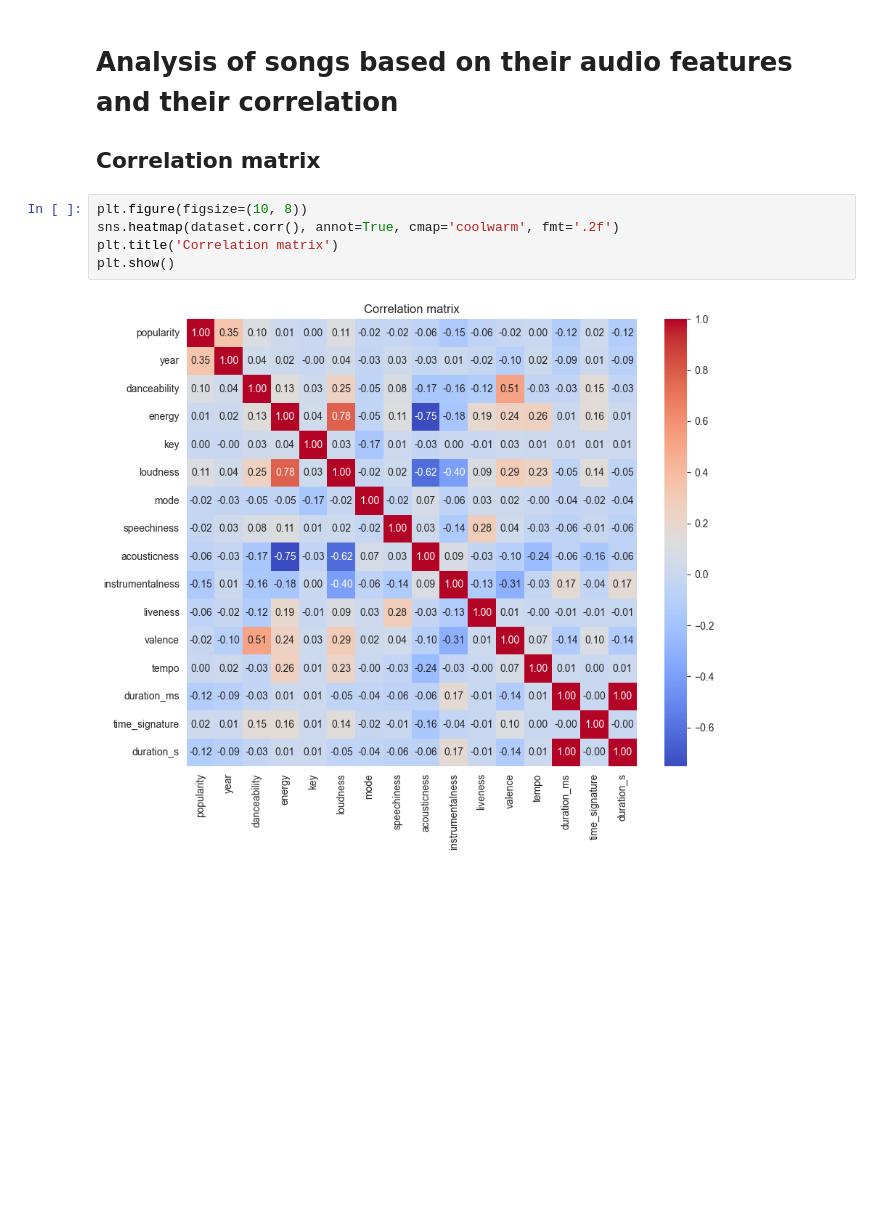
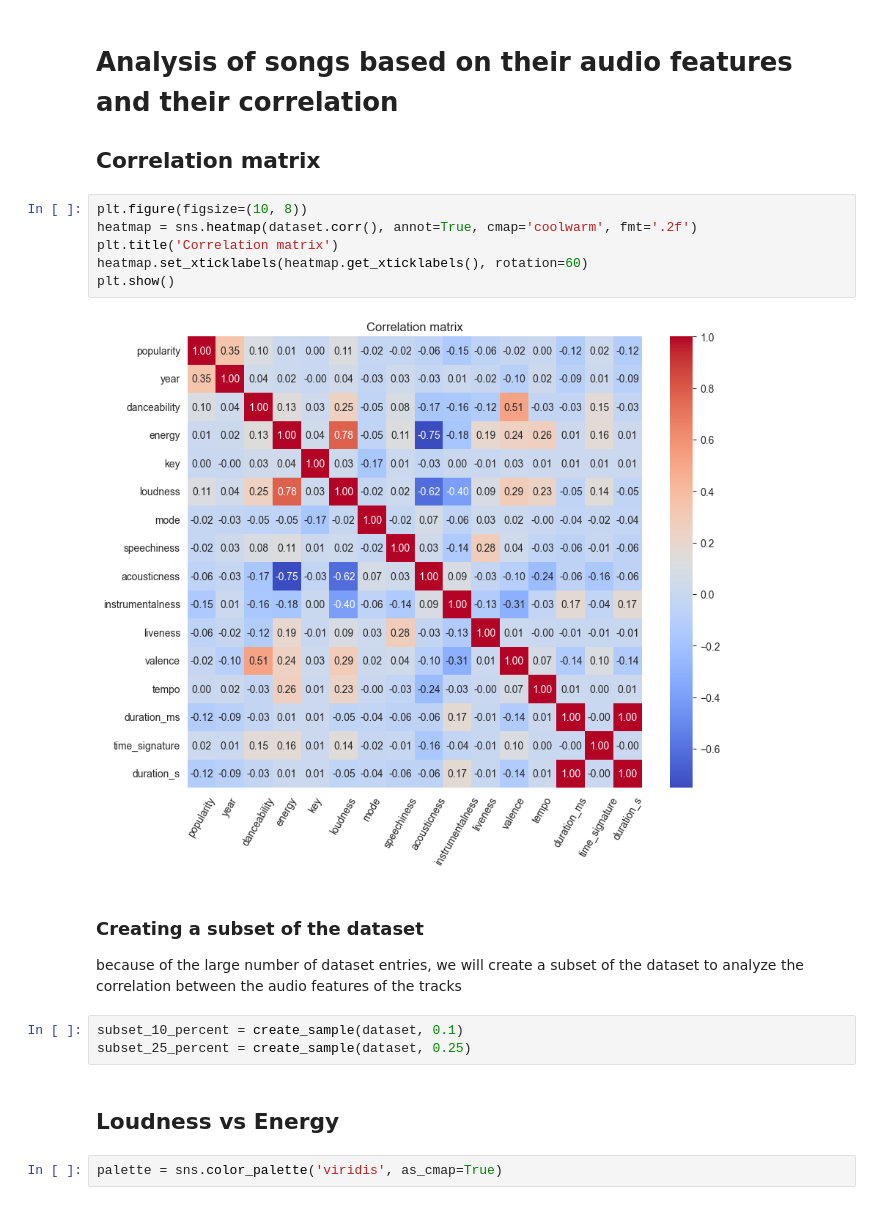
Before and after one commit to VMoskov/Spotify-analysis, a Jupyter notebook: reports/spotify_analysis.ipynb, the cells around one changed output. Drawn from its saved outputs; the diff is of its cells as text; blank space fills up the shorter version.

Commit message:
completed data visualisation

```diff
--- a/reports/spotify_analysis.ipynb
+++ b/reports/spotify_analysis.ipynb
@@ -439,8 +442,19 @@ However, we can see that the most popular genre each year is not always `pop`, i
 ## Correlation matrix
 # %%
 plt.figure(figsize=(10, 8))
-sns.heatmap(dataset.corr(), annot=True, cmap='coolwarm', fmt='.2f')
+heatmap = sns.heatmap(dataset.corr(), annot=True, cmap='coolwarm', fmt='.2f')
 plt.title('Correlation matrix')
+heatmap.set_xticklabels(heatmap.get_xticklabels(), rotation=60)
 plt.show()
 # %% [output]
-[figure, old version]
+[figure, new version]
+# %% [markdown]
+### Creating a subset of the dataset
+because of the large number of dataset entries, we will create a subset of the dataset to analyze the correlation between the audio features of the tracks
+# %%
+subset_10_percent = create_sample(dataset, 0.1)
+subset_25_percent = create_sample(dataset, 0.25)
+# %% [markdown]
+## Loudness vs Energy
+# %%
+palette = sns.color_palette('viridis', as_cmap=True)
```
Also changed, not shown: parts of 15 cells of this notebook.
